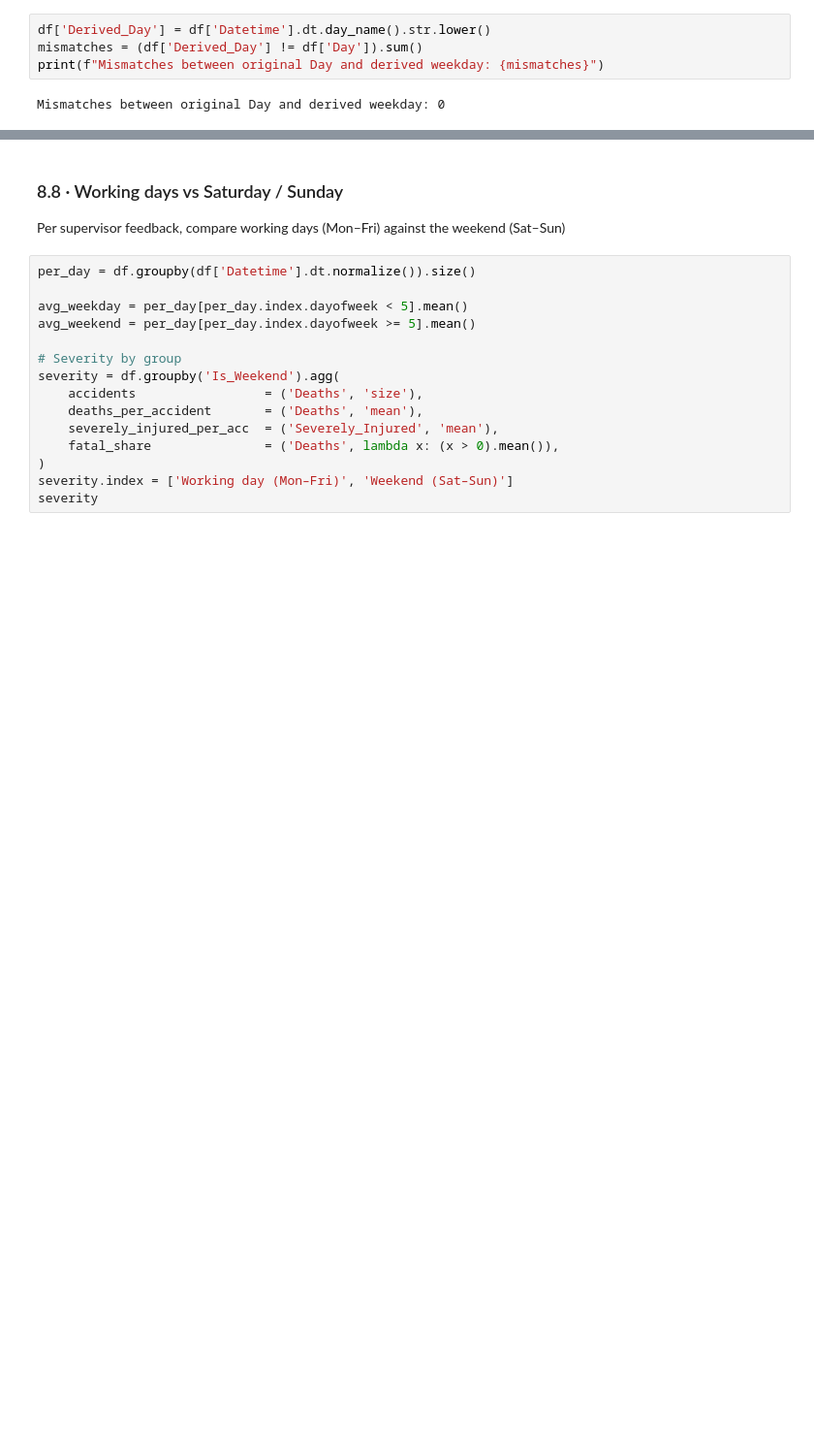
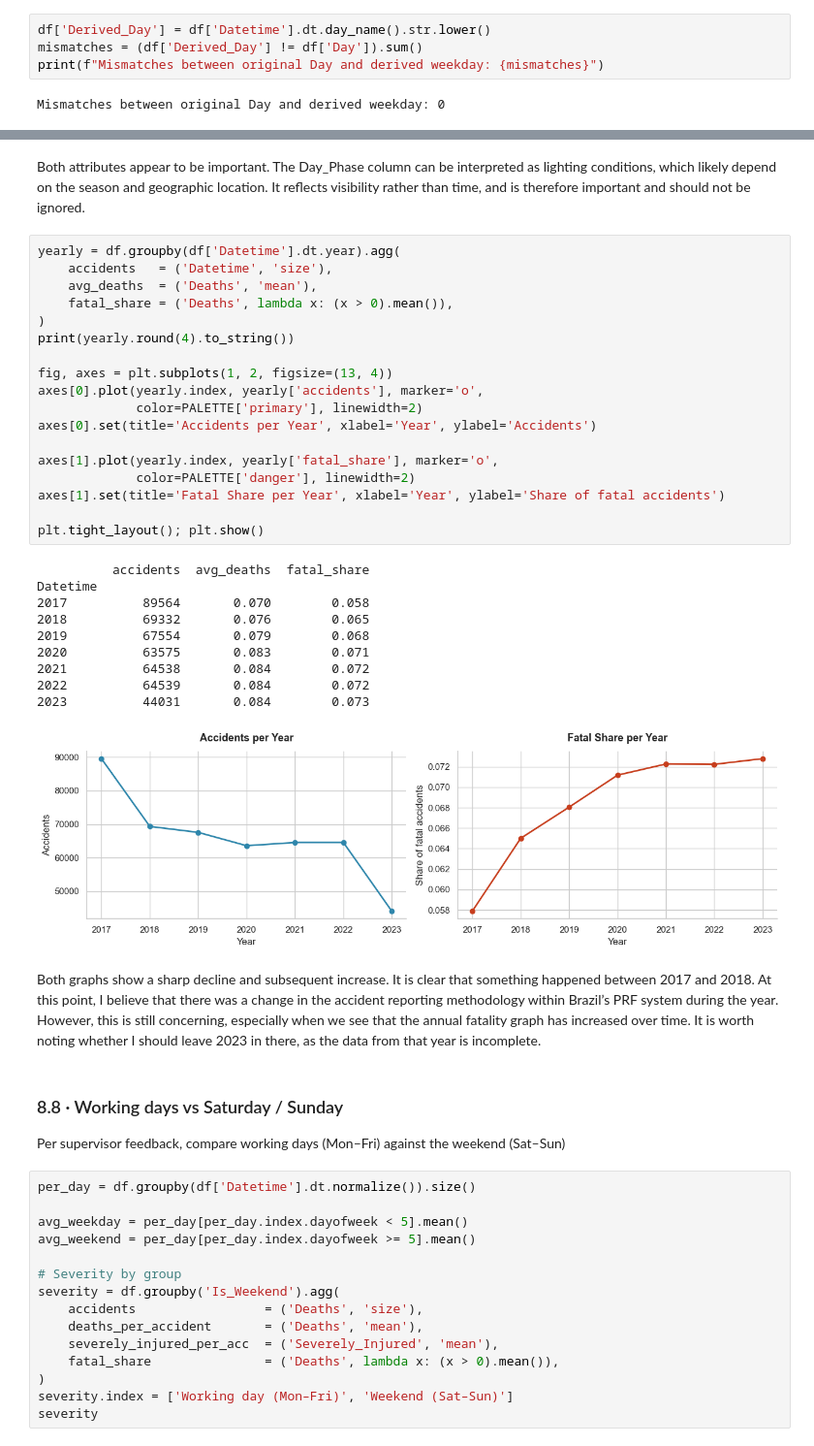
Before and after one commit to Aang1214/Dissertation, a Jupyter notebook: PollishedEDA.ipynb, the cells around one changed output, grey strips where cells are left out. Shown at 97% size. Saved outputs shown, nothing was run; the diff lists cells and outputs as text; blank space fills up the shorter version.

```diff
--- a/PollishedEDA.ipynb
+++ b/PollishedEDA.ipynb
@@ -522,3 +538,36 @@ Mismatches between original Day and derived weekday: 0
+# %% [markdown]
+Both attributes appear to be important. The Day_Phase column can be interpreted as lighting conditions, which likely depend on the season and geographic location. It reflects visibility rather than time, and is therefore important and should not be ignored.
+# %%
+yearly = df.groupby(df['Datetime'].dt.year).agg(
+    accidents   = ('Datetime', 'size'),
+    avg_deaths  = ('Deaths', 'mean'),
+    fatal_share = ('Deaths', lambda x: (x > 0).mean()),
+)
+print(yearly.round(4).to_string())
+
+fig, axes = plt.subplots(1, 2, figsize=(13, 4))
+axes[0].plot(yearly.index, yearly['accidents'], marker='o',
+             color=PALETTE['primary'], linewidth=2)
+axes[0].set(title='Accidents per Year', xlabel='Year', ylabel='Accidents')
+
+axes[1].plot(yearly.index, yearly['fatal_share'], marker='o',
+             color=PALETTE['danger'], linewidth=2)
+axes[1].set(title='Fatal Share per Year', xlabel='Year', ylabel='Share of fatal accidents')
+
+plt.tight_layout(); plt.show()
+# %% [output]
+          accidents  avg_deaths  fatal_share
+Datetime
+2017          89564       0.070        0.058
+2018          69332       0.076        0.065
+2019          67554       0.079        0.068
+2020          63575       0.083        0.071
+2021          64538       0.084        0.072
+2022          64539       0.084        0.072
+2023          44031       0.084        0.073
+[figure, added]
+# %% [markdown]
+Both graphs show a sharp decline and subsequent increase. It is clear that something happened between 2017 and 2018. At this point, I believe that there was a change in the accident reporting methodology within Brazil’s PRF system during the year. However, this is still concerning, especially when we see that the annual fatality graph has increased over time. It is worth noting whether I should leave 2023 in there, as the data from that year is incomplete.
 # %% [markdown]
 ### 8.8 · Working days vs Saturday / Sunday
 
```
Also changed, not shown: parts of 31 cells of this notebook, 1 other file.
